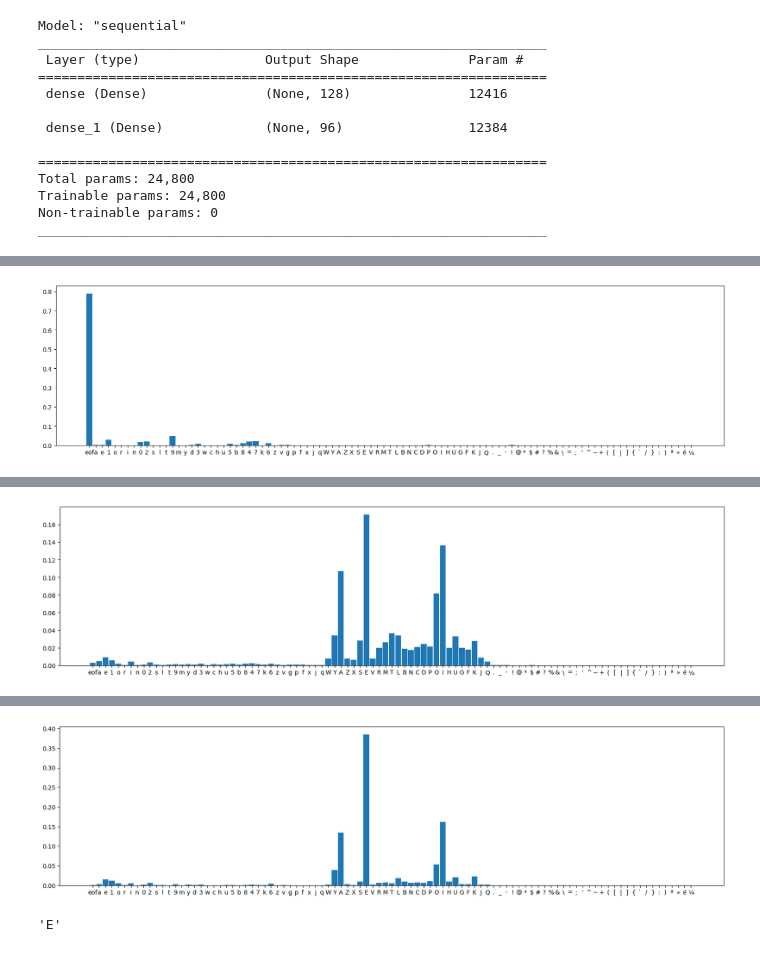
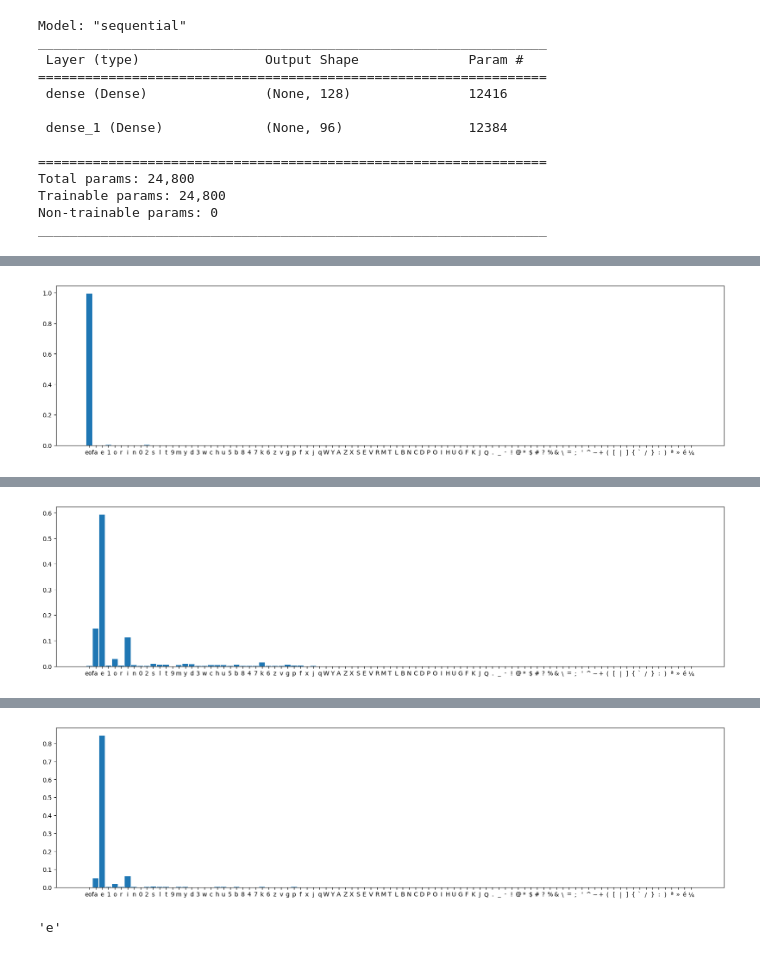
Before and after one commit to heikowagner/thebigdatablog, a Jupyter notebook: jupyter_notebooks/neuronalnets/train_and_predict.ipynb, the cells around one changed output, grey strips where cells are left out. Saved outputs shown, nothing was run; the diff lists cells and outputs as text; code cells hidden in the pictures.

```diff
--- a/jupyter_notebooks/neuronalnets/train_and_predict.ipynb
+++ b/jupyter_notebooks/neuronalnets/train_and_predict.ipynb
@@ -311,5 +276,5 @@ variables.h5                                   2023-01-22 22:24:24       687008
 # %%
-predict_next_letter("LOV", ff_model, tokenizer, True)
-predict_next_letter("LOV", rnn_model, tokenizer, True)
-predict_next_letter("LOV", lstm_model, tokenizer, True)
+predict_next_letter("lov", ff_model, tokenizer, True)
+predict_next_letter("lov", rnn_model, tokenizer, True)
+predict_next_letter("lov", lstm_model, tokenizer, True)
 # %% [output]
@@ -317 +282 @@ predict_next_letter("LOV", lstm_model, tokenizer, True)
-[figure, old version]
+[figure, new version]
@@ -319 +284 @@ predict_next_letter("LOV", lstm_model, tokenizer, True)
-[figure, old version]
+[figure, new version]
@@ -321,3 +286,3 @@ predict_next_letter("LOV", lstm_model, tokenizer, True)
-[figure, old version]
+[figure, new version]
-'E'
+'e'
 # %%
```
Also changed, not shown: parts of 11 cells of this notebook, 1 other file.
